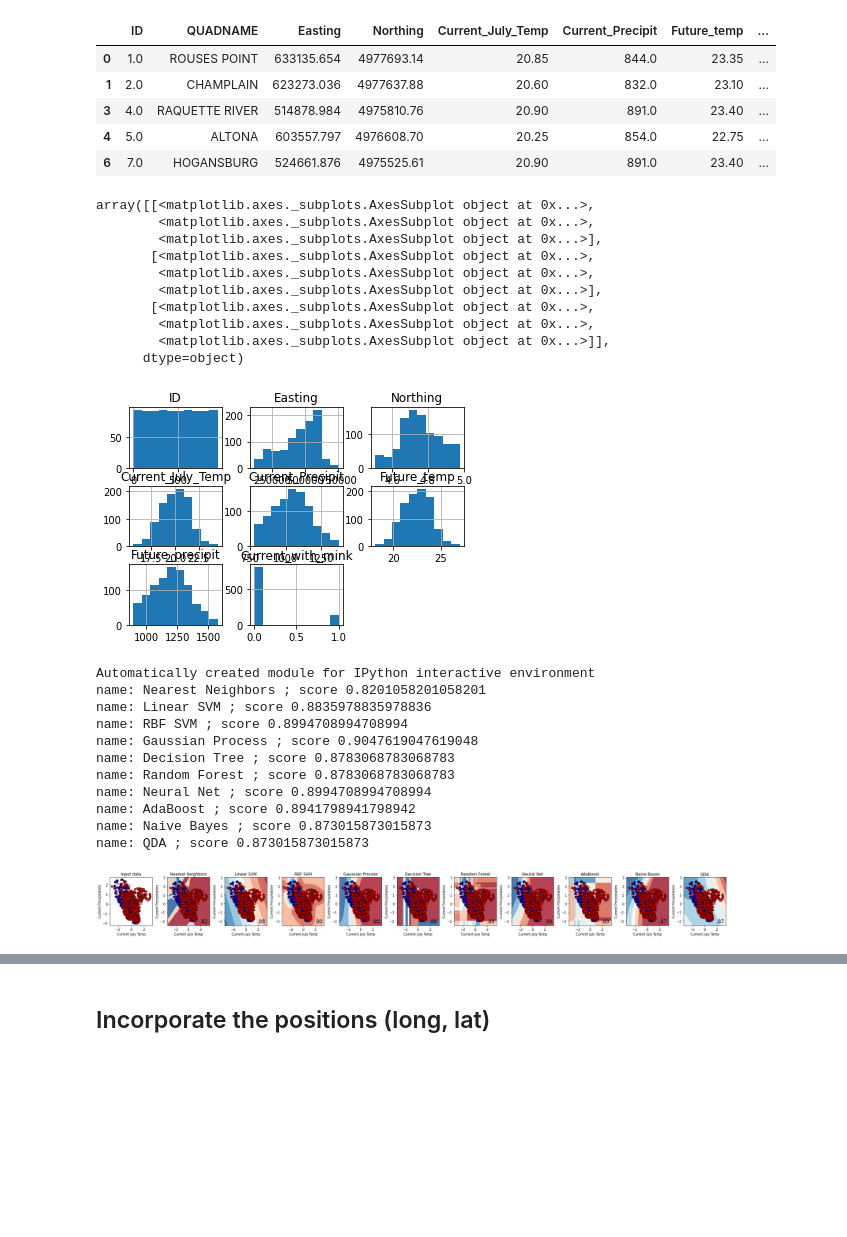
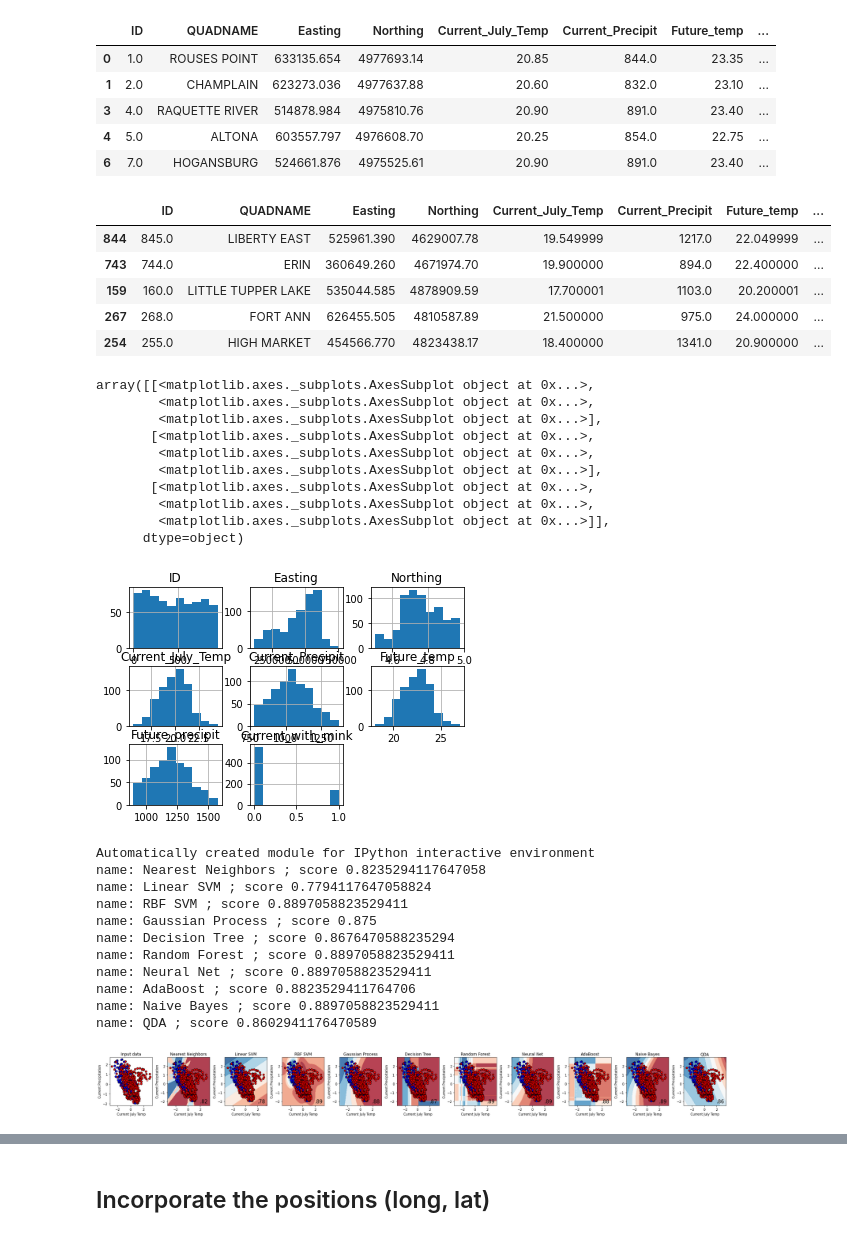
Before and after one commit to Inventrohyder/NS166_final, a Jupyter notebook: Notebook.ipynb, the cells around one changed output, grey strips where cells are left out. Saved outputs shown, nothing was run; the diff lists cells and outputs as text; code cells hidden in the pictures; blank space fills up the shorter version.

```diff
--- a/Notebook.ipynb
+++ b/Notebook.ipynb
@@ -76,12 +76,18 @@ df_not_minked.head()
 | 6 | 7.0 | HOGANSBURG | 524661.876 | 4975525.61 | 20.90 | 891.0 | 23.40 | ... |
 # %%
 # Use undersampling to balance the presence of mink frogs
-df_not_minked = df_not_minked.sample(n=136, random_state=1, replace = False)
+df_not_minked = df_not_minked.sample(n=544, random_state=1, replace = False)
 
-# new_df = pd.concat([df_minked, df_not_minked])
-# new_df = new_df.sample(frac=1, random_state=42)
-# new_df.head()
-new_df = df.copy()
+new_df = pd.concat([df_minked, df_not_minked])
+new_df = new_df.sample(frac=1, random_state=42)
+new_df.head()
+# %% [output]
+|  | ID | QUADNAME | Easting | Northing | Current_July_Temp | Current_Precipit | Future_temp | ... |
+| 844 | 845.0 | LIBERTY EAST | 525961.390 | 4629007.78 | 19.549999 | 1217.0 | 22.049999 | ... |
+| 743 | 744.0 | ERIN | 360649.260 | 4671974.70 | 19.900000 | 894.0 | 22.400000 | ... |
+| 159 | 160.0 | LITTLE TUPPER LAKE | 535044.585 | 4878909.59 | 17.700001 | 1103.0 | 20.200001 | ... |
+| 267 | 268.0 | FORT ANN | 626455.505 | 4810587.89 | 21.500000 | 975.0 | 24.000000 | ... |
+| 254 | 255.0 | HIGH MARKET | 454566.770 | 4823438.17 | 18.400000 | 1341.0 | 20.900000 | ... |
 # %%
 new_df.hist()
 # %% [output]
@@ -95,7 +101,7 @@ array([[<matplotlib.axes._subplots.AxesSubplot object at 0x...>,
         <matplotlib.axes._subplots.AxesSubplot object at 0x...>,
         <matplotlib.axes._subplots.AxesSubplot object at 0x...>]],
       dtype=object)
-[figure, old version]
+[figure, new version]
 # %%
 all_X = df[['Current_July_Temp', 'Current_Precipit']].to_numpy()
 all_y = df['Current_with_mink'].apply(int).to_numpy()
@@ -220,17 +226,17 @@ plt.tight_layout()
 plt.show()
 # %% [output]
 Automatically created module for IPython interactive environment
-name: Nearest Neighbors ; score 0.8201058201058201
-name: Linear SVM ; score 0.8835978835978836
-name: RBF SVM ; score 0.8994708994708994
-name: Gaussian Process ; score 0.9047619047619048
-name: Decision Tree ; score 0.8783068783068783
-name: Random Forest ; score 0.8783068783068783
-name: Neural Net ; score 0.8994708994708994
-name: AdaBoost ; score 0.8941798941798942
-name: Naive Bayes ; score 0.873015873015873
-name: QDA ; score 0.873015873015873
+name: Nearest Neighbors ; score 0.8235294117647058
+name: Linear SVM ; score 0.7794117647058824
+name: RBF SVM ; score 0.8897058823529411
+name: Gaussian Process ; score 0.875
+name: Decision Tree ; score 0.8676470588235294
+name: Random Forest ; score 0.8897058823529411
+name: Neural Net ; score 0.8897058823529411
+name: AdaBoost ; score 0.8823529411764706
+name: Naive Bayes ; score 0.8897058823529411
+name: QDA ; score 0.8602941176470589
-[figure, old version]
+[figure, new version]
 # %%
 print(f'Actual number of places supporting mink frogs now {sum(all_y)}')
 
```
Also changed, not shown: parts of 15 cells of this notebook.
